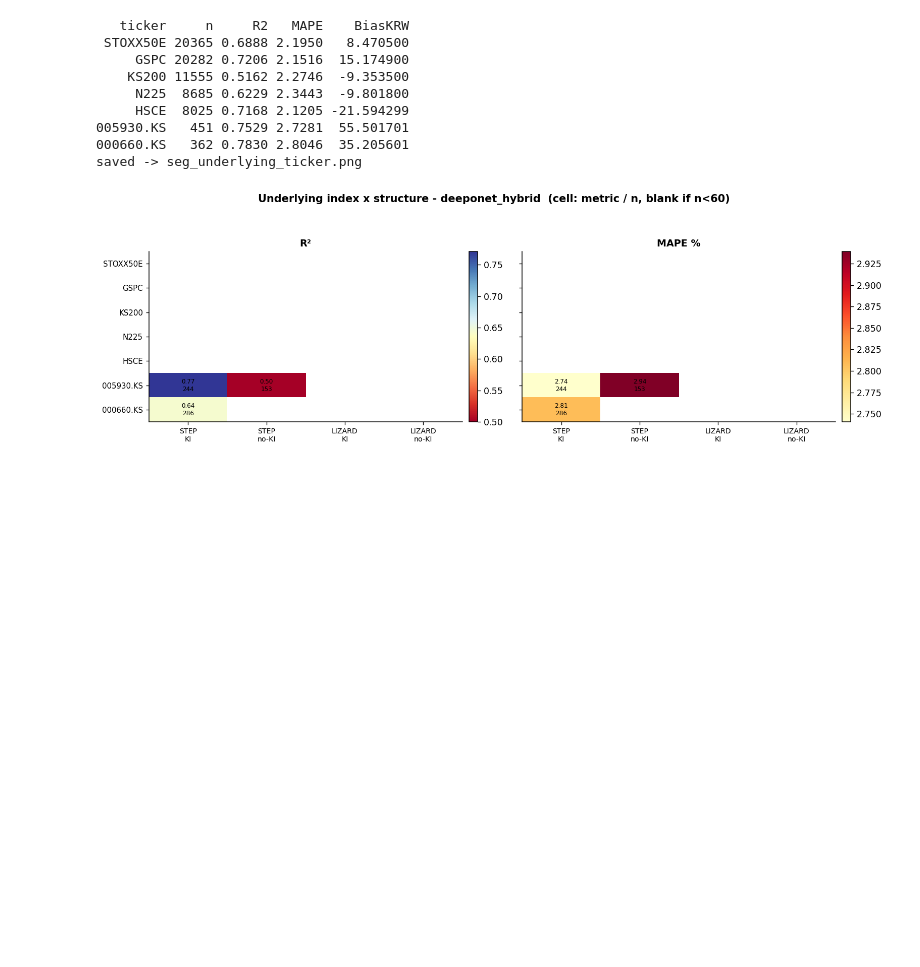
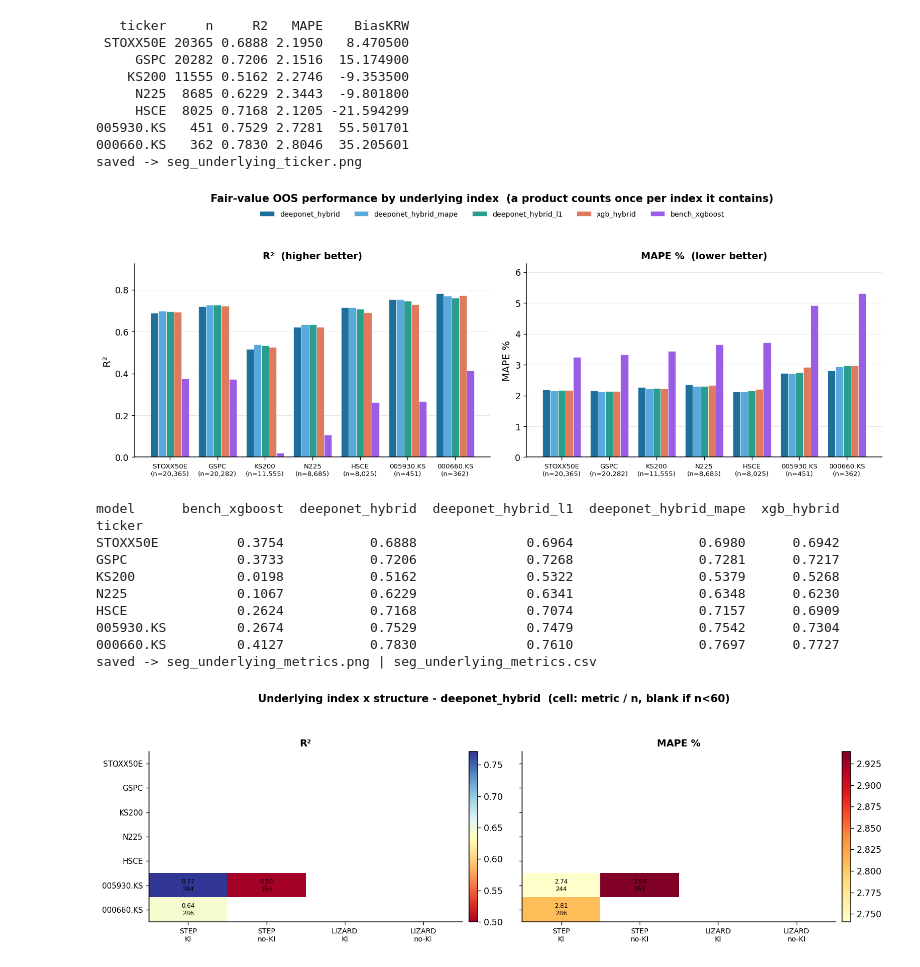
Before and after one commit to JUHWANKIM-ai/PI-DeepONet-ELS, a Jupyter notebook: 5_segment.ipynb, the cells around one changed output. Saved outputs shown, nothing was run; the diff lists cells and outputs as text; code cells hidden in the pictures; blank space fills up the shorter version.

```diff
--- a/5_segment.ipynb
+++ b/5_segment.ipynb
@@ -270,6 +270,58 @@ print("saved ->", fm.image("seg_underlying_ticker").name)
 005930.KS   451 0.7529 2.7281  55.501701
 000660.KS   362 0.7830 2.8046  35.205601
 saved -> seg_underlying_ticker.png
+# %%
+# 그림 5b: 기초자산 지수별 R² · MAPE — 모델 그룹바 (그림 1 의 구조별 판과 같은 형식)
+TK = list(T.ticker)                                     # 그림 5 에서 만든 대표 모델 기준 순서(표본 내림차순)
+rows = []
+for name in MODELS:
+    d0 = M[M.model == name]
+    for t in TK:
+        g = d0[(d0.udl1 == "^" + t) | (d0.udl2 == "^" + t) | (d0.udl3 == "^" + t)
+               | (d0.udl1 == t) | (d0.udl2 == t) | (d0.udl3 == t)]
+        if not len(g):
+            continue
+        rows.append(dict(model=name, ticker=t, n=len(g), R2=r2_score(g.y_true, g.y_pred),
+                         MAPE=g.ape.mean(), BiasKRW=g.err.mean() * FACE))
+UM = pd.DataFrame(rows)
+UM.to_csv(fm.stat("seg_underlying_metrics"), index=False)
+
+XL = [f"{t}\n(n={int(UM[UM.ticker == t].n.iloc[0]):,})" for t in TK]
+fig, ax = plt.subplots(1, 2, figsize=(_plot.SLIDE_W, 5.0))
+x = np.arange(len(TK)); w = 0.8 / len(MODELS)
+for j, name in enumerate(MODELS):
+    v = UM[UM.model == name].set_index("ticker").reindex(TK)
+    off = (j - (len(MODELS) - 1) / 2) * w
+    c = _plot._QUAL[j % len(_plot._QUAL)]
+    ax[0].bar(x + off, v["R2"].values, w, label=name, color=c, edgecolor="white", linewidth=0.4)
+    ax[1].bar(x + off, v["MAPE"].values, w, label=name, color=c, edgecolor="white", linewidth=0.4)
+for a, lab, ttl in ((ax[0], "R²", "R²  (higher better)"),
+                    (ax[1], "MAPE %", "MAPE %  (lower better)")):
+    a.set_xticks(x); a.set_xticklabels(XL, fontsize=8)
+    a.axhline(0, color="#444", lw=0.7); a.set_ylabel(lab); a.set_title(ttl, fontsize=11.5)
+    a.grid(axis="y", color="#cccccc", lw=0.6, alpha=0.5); a.margins(y=0.18)
+h, l = ax[0].get_legend_handles_labels()
+fig.legend(h, l, loc="upper center", ncol=len(MODELS), bbox_to_anchor=(0.5, 0.945),
+           fontsize=8.5, frameon=False)
+fig.suptitle("Fair-value OOS performance by underlying index"
+             "  (a product counts once per index it contains)", fontsize=12.5, fontweight="bold")
+fig.tight_layout(rect=(0, 0, 1, 0.90))
+fig.savefig(fm.image("seg_underlying_metrics"), dpi=400, bbox_inches="tight", transparent=True)
+plt.show()
+print(UM.pivot(index="ticker", columns="model", values="R2").reindex(TK).round(4).to_string())
+print("saved ->", fm.image("seg_underlying_metrics").name, "|", fm.stat("seg_underlying_metrics").name)
+# %% [output]
+[figure, added]
+model      bench_xgboost  deeponet_hybrid  deeponet_hybrid_l1  deeponet_hybrid_mape  xgb_hybrid
+ticker
+STOXX50E          0.3754           0.6888              0.6964                0.6980      0.6942
+GSPC              0.3733           0.7206              0.7268                0.7281      0.7217
+KS200             0.0198           0.5162              0.5322                0.5379      0.5268
+N225              0.1067           0.6229              0.6341                0.6348      0.6230
+HSCE              0.2624           0.7168              0.7074                0.7157      0.6909
+005930.KS         0.2674           0.7529              0.7479                0.7542      0.7304
+000660.KS         0.4127           0.7830              0.7610                0.7697      0.7727
+saved -> seg_underlying_metrics.png | seg_underlying_metrics.csv
 # %%
 # 그림 6: 지수 × 구조 히트맵 (R² 와 MAPE%)
 TK = list(T.ticker)
```
Also changed, not shown: parts of 1 cell of this notebook.
